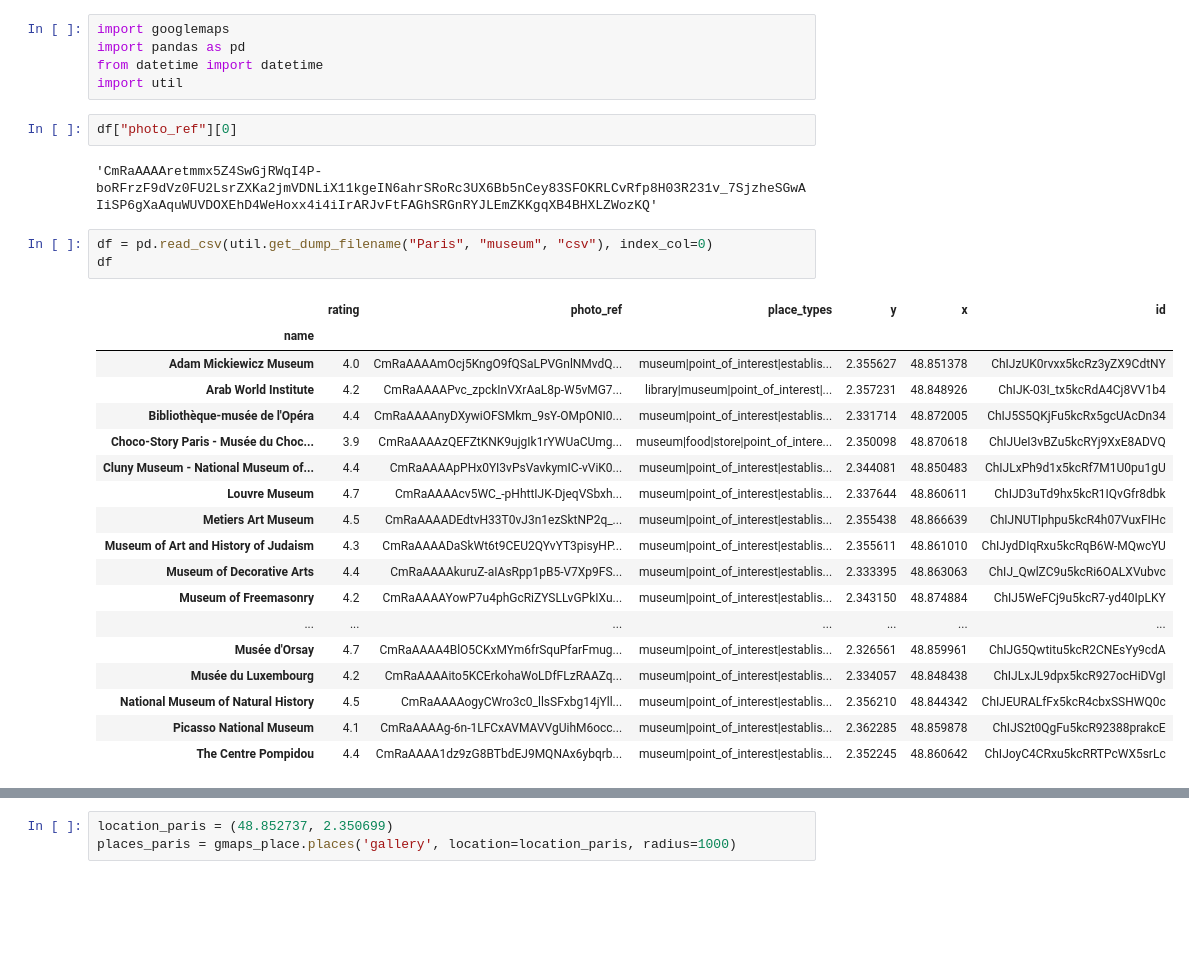
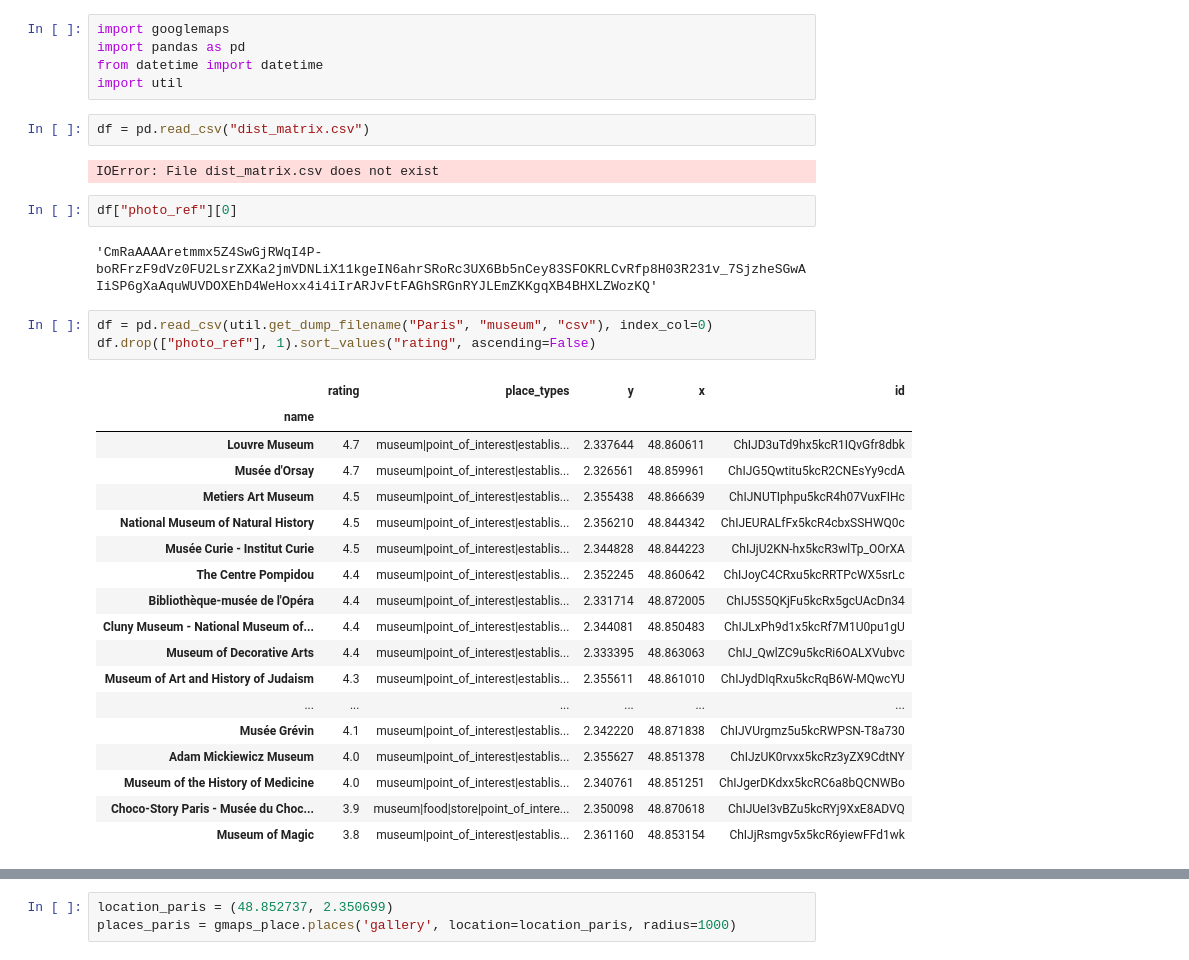
Before and after one commit to aliciawyy/tripplanner, a Jupyter notebook: pybooking/test_maps.ipynb, the cells around one changed output, grey strips where cells are left out. Cells and saved outputs as stored; diff of their text form; blank space fills up the shorter version.

Commit message:
add draft dist matrix

```diff
--- a/pybooking/test_maps.ipynb
+++ b/pybooking/test_maps.ipynb
@@ -3,29 +3,33 @@ import googlemaps
 import pandas as pd
 from datetime import datetime
 import util
+# %%
+df = pd.read_csv("dist_matrix.csv")
+# %% [output]
+IOError: File dist_matrix.csv does not exist
 # %%
 df["photo_ref"][0]
 # %% [output]
 'CmRaAAAAretmmx5Z4SwGjRWqI4P-boRFrzF9dVz0FU2LsrZXKa2jmVDNLiX11kgeIN6ahrSRoRc3UX6Bb5nCey83SFOKRLCvRfp8H03R231v_7SjzheSGwAIiSP6gXaAquWUVDOXEhD4WeHoxx4i4iIrARJvFtFAGhSRGnRYJLEmZKKgqXB4BHXLZWozKQ'
 # %%
 df = pd.read_csv(util.get_dump_filename("Paris", "museum", "csv"), index_col=0)
-df
+df.drop(["photo_ref"], 1).sort_values("rating", ascending=False)
 # %% [output]
-|  | rating | photo_ref | place_types | y | x | id |
-| name |  |  |  |  |  |  |
-| Adam Mickiewicz Museum | 4.0 | CmRaAAAAmOcj5KngO9fQSaLPVGnlNMvdQ... | museum|point_of_interest|establis... | 2.355627 | 48.851378 | ChIJzUK0rvxx5kcRz3yZX9CdtNY |
-| Arab World Institute | 4.2 | CmRaAAAAPvc_zpckInVXrAaL8p-W5vMG7... | library|museum|point_of_interest|... | 2.357231 | 48.848926 | ChIJK-03I_tx5kcRdA4Cj8VV1b4 |
-| Bibliothèque-musée de l'Opéra | 4.4 | CmRaAAAAnyDXywiOFSMkm_9sY-OMpONI0... | museum|point_of_interest|establis... | 2.331714 | 48.872005 | ChIJ5S5QKjFu5kcRx5gcUAcDn34 |
-| Choco-Story Paris - Musée du Choc... | 3.9 | CmRaAAAAzQEFZtKNK9ujgIk1rYWUaCUmg... | museum|food|store|point_of_intere... | 2.350098 | 48.870618 | ChIJUeI3vBZu5kcRYj9XxE8ADVQ |
-| Cluny Museum - National Museum of... | 4.4 | CmRaAAAApPHx0YI3vPsVavkymIC-vViK0... | museum|point_of_interest|establis... | 2.344081 | 48.850483 | ChIJLxPh9d1x5kcRf7M1U0pu1gU |
-| Louvre Museum | 4.7 | CmRaAAAAcv5WC_-pHhttIJK-DjeqVSbxh... | museum|point_of_interest|establis... | 2.337644 | 48.860611 | ChIJD3uTd9hx5kcR1IQvGfr8dbk |
-| Metiers Art Museum | 4.5 | CmRaAAAADEdtvH33T0vJ3n1ezSktNP2q_... | museum|point_of_interest|establis... | 2.355438 | 48.866639 | ChIJNUTIphpu5kcR4h07VuxFIHc |
-| Museum of Art and History of Judaism | 4.3 | CmRaAAAADaSkWt6t9CEU2QYvYT3pisyHP... | museum|point_of_interest|establis... | 2.355611 | 48.861010 | ChIJydDIqRxu5kcRqB6W-MQwcYU |
-| Museum of Decorative Arts | 4.4 | CmRaAAAAkuruZ-aIAsRpp1pB5-V7Xp9FS... | museum|point_of_interest|establis... | 2.333395 | 48.863063 | ChIJ_QwlZC9u5kcRi6OALXVubvc |
-| Museum of Freemasonry | 4.2 | CmRaAAAAYowP7u4phGcRiZYSLLvGPkIXu... | museum|point_of_interest|establis... | 2.343150 | 48.874884 | ChIJ5WeFCj9u5kcR7-yd40IpLKY |
-| ... | ... | ... | ... | ... | ... | ... |
-| Musée d'Orsay | 4.7 | CmRaAAAA4BlO5CKxMYm6frSquPfarFmug... | museum|point_of_interest|establis... | 2.326561 | 48.859961 | ChIJG5Qwtitu5kcR2CNEsYy9cdA |
-| Musée du Luxembourg | 4.2 | CmRaAAAAito5KCErkohaWoLDfFLzRAAZq... | museum|point_of_interest|establis... | 2.334057 | 48.848438 | ChIJLxJL9dpx5kcR927ocHiDVgI |
-| National Museum of Natural History | 4.5 | CmRaAAAAogyCWro3c0_llsSFxbg14jYll... | museum|point_of_interest|establis... | 2.356210 | 48.844342 | ChIJEURALfFx5kcR4cbxSSHWQ0c |
-| Picasso National Museum | 4.1 | CmRaAAAAg-6n-1LFCxAVMAVVgUihM6occ... | museum|point_of_interest|establis... | 2.362285 | 48.859878 | ChIJS2t0QgFu5kcR92388prakcE |
-| The Centre Pompidou | 4.4 | CmRaAAAA1dz9zG8BTbdEJ9MQNAx6ybqrb... | museum|point_of_interest|establis... | 2.352245 | 48.860642 | ChIJoyC4CRxu5kcRRTPcWX5srLc |
+|  | rating | place_types | y | x | id |
+| name |  |  |  |  |  |
+| Louvre Museum | 4.7 | museum|point_of_interest|establis... | 2.337644 | 48.860611 | ChIJD3uTd9hx5kcR1IQvGfr8dbk |
+| Musée d'Orsay | 4.7 | museum|point_of_interest|establis... | 2.326561 | 48.859961 | ChIJG5Qwtitu5kcR2CNEsYy9cdA |
+| Metiers Art Museum | 4.5 | museum|point_of_interest|establis... | 2.355438 | 48.866639 | ChIJNUTIphpu5kcR4h07VuxFIHc |
+| National Museum of Natural History | 4.5 | museum|point_of_interest|establis... | 2.356210 | 48.844342 | ChIJEURALfFx5kcR4cbxSSHWQ0c |
+| Musée Curie - Institut Curie | 4.5 | museum|point_of_interest|establis... | 2.344828 | 48.844223 | ChIJjU2KN-hx5kcR3wlTp_OOrXA |
+| The Centre Pompidou | 4.4 | museum|point_of_interest|establis... | 2.352245 | 48.860642 | ChIJoyC4CRxu5kcRRTPcWX5srLc |
+| Bibliothèque-musée de l'Opéra | 4.4 | museum|point_of_interest|establis... | 2.331714 | 48.872005 | ChIJ5S5QKjFu5kcRx5gcUAcDn34 |
+| Cluny Museum - National Museum of... | 4.4 | museum|point_of_interest|establis... | 2.344081 | 48.850483 | ChIJLxPh9d1x5kcRf7M1U0pu1gU |
+| Museum of Decorative Arts | 4.4 | museum|point_of_interest|establis... | 2.333395 | 48.863063 | ChIJ_QwlZC9u5kcRi6OALXVubvc |
+| Museum of Art and History of Judaism | 4.3 | museum|point_of_interest|establis... | 2.355611 | 48.861010 | ChIJydDIqRxu5kcRqB6W-MQwcYU |
+| ... | ... | ... | ... | ... | ... |
+| Musée Grévin | 4.1 | museum|point_of_interest|establis... | 2.342220 | 48.871838 | ChIJVUrgmz5u5kcRWPSN-T8a730 |
+| Adam Mickiewicz Museum | 4.0 | museum|point_of_interest|establis... | 2.355627 | 48.851378 | ChIJzUK0rvxx5kcRz3yZX9CdtNY |
+| Museum of the History of Medicine | 4.0 | museum|point_of_interest|establis... | 2.340761 | 48.851251 | ChIJgerDKdxx5kcRC6a8bQCNWBo |
+| Choco-Story Paris - Musée du Choc... | 3.9 | museum|food|store|point_of_intere... | 2.350098 | 48.870618 | ChIJUeI3vBZu5kcRYj9XxE8ADVQ |
+| Museum of Magic | 3.8 | museum|point_of_interest|establis... | 2.361160 | 48.853154 | ChIJjRsmgv5x5kcR6yiewFFd1wk |
```
Also changed, not shown: parts of 8 cells of this notebook, 8 other files.
